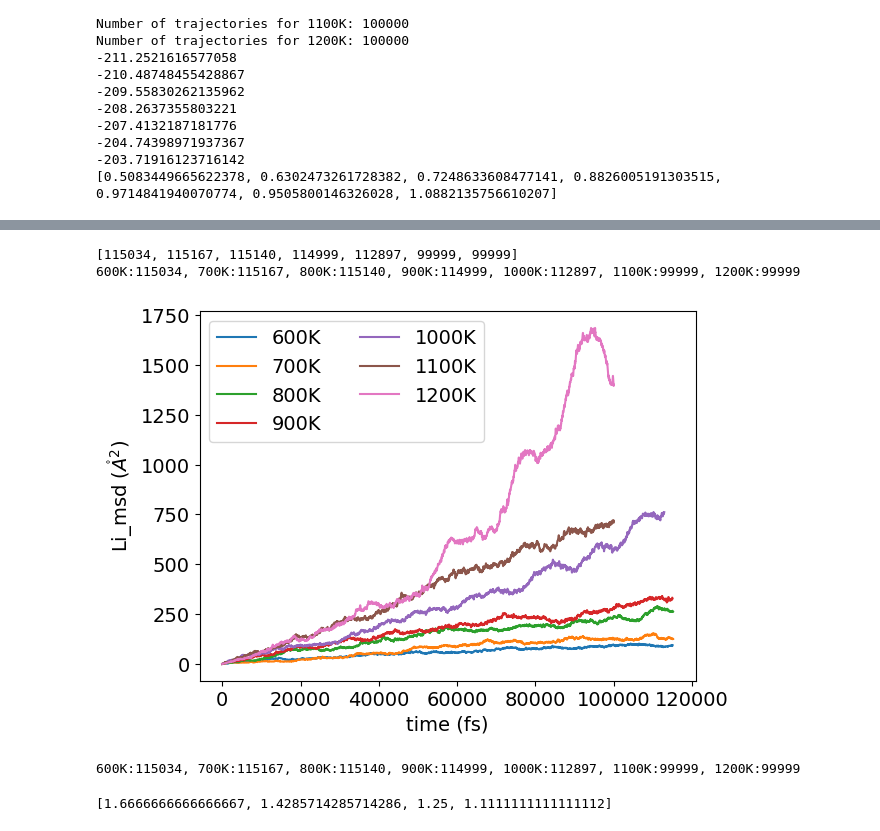
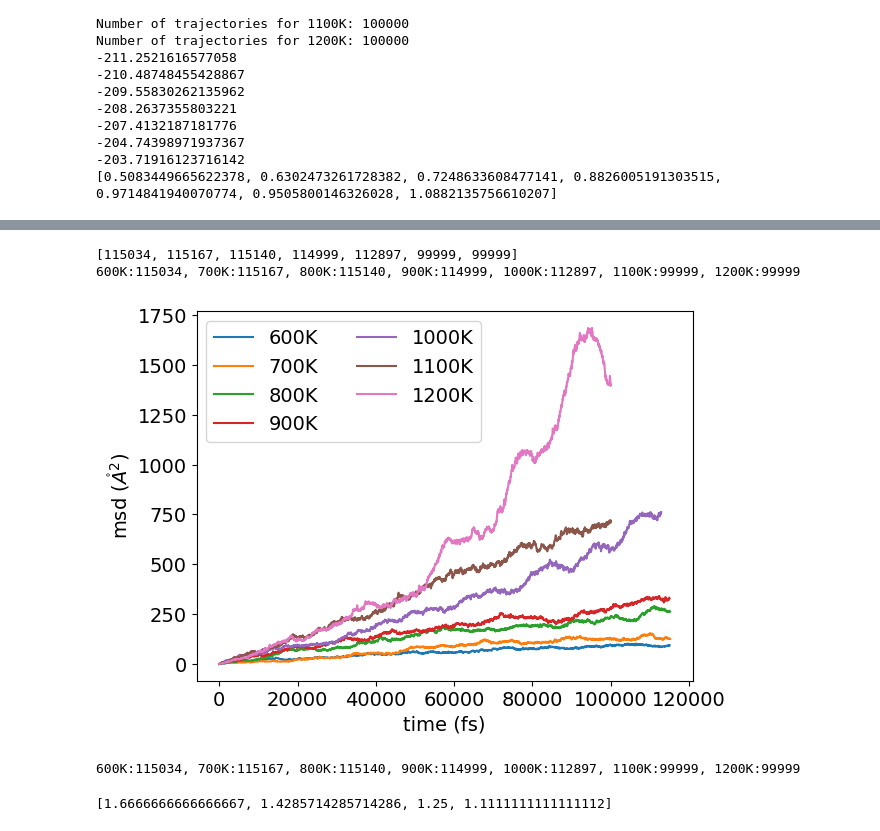
Before and after one commit to myung-group/Data_active_BCM, a Jupyter notebook: Scripts/LGPS_SI_plot.ipynb, the cells around one changed output, grey strips where cells are left out. Cells and saved outputs as stored; diff of their text form; code cells hidden in the pictures.

```diff
--- a/Scripts/LGPS_SI_plot.ipynb
+++ b/Scripts/LGPS_SI_plot.ipynb
@@ -132,35 +132,35 @@ y_800= Li_msd_800[0]
 x_900= range(1,len(traj_900))
 y_900= Li_msd_900[0]
 
 x_1000= range(1,len(traj_1000))
 y_1000= Li_msd_1000[0]
 
 x_1100= range(1,len(traj_1100))
 y_1100= Li_msd_1100[0]
 
 x_1200= range(1,len(traj_1200))
 y_1200= Li_msd_1200[0]
 
 plt.plot(x_600,y_600, label='600K')
 plt.plot(x_700,y_700, label='700K')
 plt.plot(x_800,y_800, label='800K')
 plt.plot(x_900,y_900, label='900K')
 plt.plot(x_1000,y_1000, label='1000K')
 plt.plot(x_1100,y_1100, label='1100K')
 plt.plot(x_1200,y_1200, label='1200K')
 
 plt.rc('xtick', labelsize=14)
 plt.rc('ytick', labelsize=14)
 plt.xlabel("time (fs)", fontsize=14)
-plt.ylabel(r"Li_msd ($\mathring{A}^2$)", fontsize=14)
+plt.ylabel(r"msd ($\mathring{A}^2$)", fontsize=14)
 plt.legend(loc='best', ncol=2, fontsize=14)
 
 plt.show()
 print(output)
 # %% [output]
 [115034, 115167, 115140, 114999, 112897, 99999, 99999]
 600K:115034, 700K:115167, 800K:115140, 900K:114999, 1000K:112897, 1100K:99999, 1200K:99999
-[figure, old version]
+[figure, new version]
 600K:115034, 700K:115167, 800K:115140, 900K:114999, 1000K:112897, 1100K:99999, 1200K:99999
 # %%
 class D_block_avg:
```
Also changed, not shown: parts of 2 cells of this notebook.
